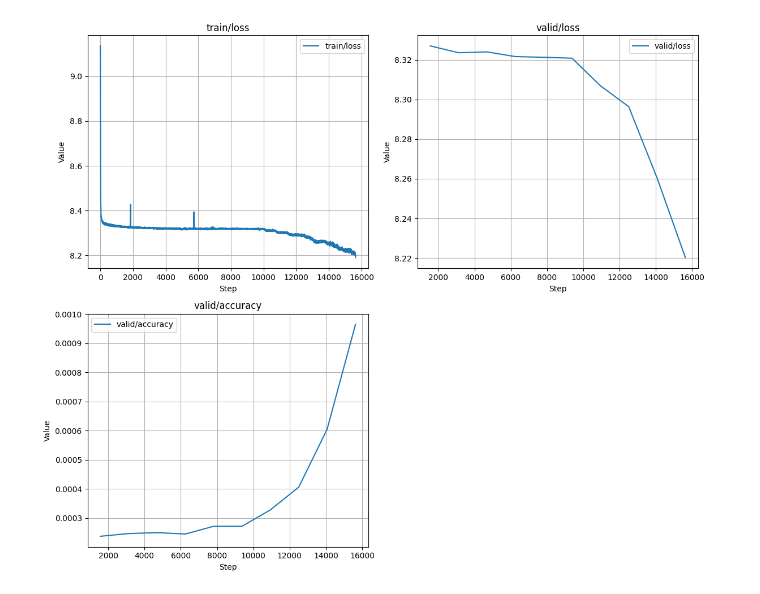
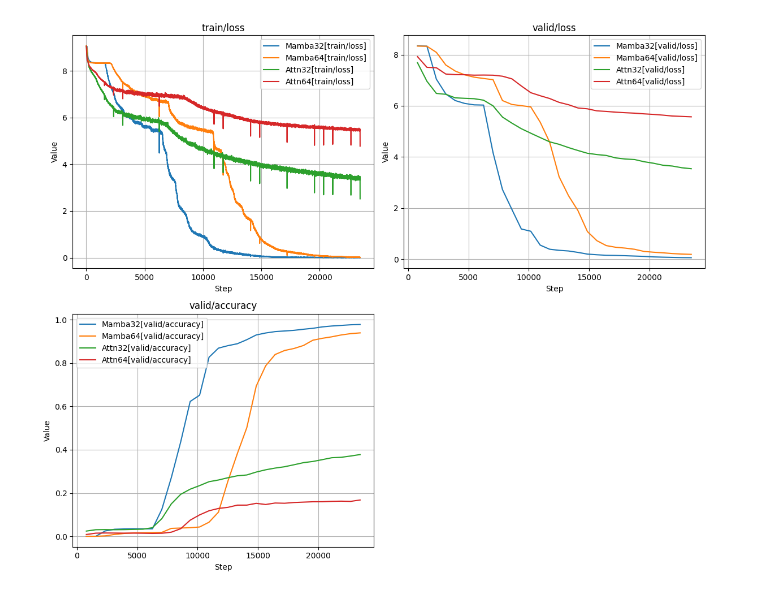
Before and after one commit to lpetrov02/S-FOURntastic, a Jupyter notebook: view_logs.ipynb, the cells around one changed output. Drawn from its saved outputs; the diff is of its cells as text; code cells hidden in the pictures.

```diff
--- a/view_logs.ipynb
+++ b/view_logs.ipynb
@@ -28,7 +5,13 @@ def plot_metrics(path):
 # %%
-def plot_metrics(path, keys=["train/loss"]):
-    ea = event_accumulator.EventAccumulator(path)
-    ea.Reload()
+def plot_metrics(paths, keys=["train/loss"]):
+    if not isinstance(paths, dict):
+        paths = {"0": paths}
+
+    eas = {}
+    for name, path in paths.items():
+        ea = event_accumulator.EventAccumulator(path)
+        ea.Reload()
+        eas[name] = ea
 
     n = len(keys)
     cols = 2
@@ -38,16 +21,17 @@ def plot_metrics(path, keys=["train/loss"]):
     axes = axes.flatten() if n > 1 else [axes]
 
     for i, key in enumerate(keys):
-        scalars = ea.Scalars(key)
-        steps = [x.step for x in scalars]
-        values = [x.value for x in scalars]
+        for name, ea in eas.items():
+            scalars = ea.Scalars(key)
+            steps = [x.step for x in scalars]
+            values = [x.value for x in scalars]
 
-        axes[i].plot(steps, values, label=key)
-        axes[i].set_xlabel('Step')
-        axes[i].set_ylabel('Value')
-        axes[i].set_title(key)
-        axes[i].legend()
-        axes[i].grid(True)
+            axes[i].plot(steps, values, label=f"{name}[{key}]")
+            axes[i].set_xlabel('Step')
+            axes[i].set_ylabel('Value')
+            axes[i].set_title(key)
+            axes[i].legend()
+            axes[i].grid(True)
 
     # Скрываем лишние ячейки, если ключей нечётное количество
     for j in range(i + 1, len(axes)):
@@ -57,8 +41,13 @@ def plot_metrics(path, keys=["train/loss"]):
     plt.show()
 # %%
 plot_metrics(
-    "/home/needpetrov/projects/zoology/runs/Mamba_4_layers__lr_0.0003__difficulty_64/default/events.out.tfevents.1777859200.butch.3361006.2",
+    {
+        "Mamba32": "/home/needpetrov/projects/zoology/runs/Mamba_2_layers__lr_0.0003__difficulty_32/default/events.out.tfevents.1777909991.butch.38525.0",
+        "Mamba64": "/home/needpetrov/projects/zoology/runs/Mamba_2_layers__lr_0.0003__difficulty_64/default/events.out.tfevents.1777915111.butch.65246.0",
+        "Attn32": "/home/needpetrov/projects/zoology/runs/MHA_h4_2_layers__lr_0.0003__difficulty_32/default/events.out.tfevents.1777915105.butch.65084.0",
+        "Attn64": "/home/needpetrov/projects/zoology/runs/MHA_h4_2_layers__lr_0.0003__difficulty_64/default/events.out.tfevents.1777909986.butch.38386.0",
+    },
     keys=["train/loss", "valid/loss", "valid/accuracy"],
 )
 # %% [output]
-[figure, old version]
+[figure, new version]
```
Also changed, not shown: parts of 1 cell of this notebook, 2 other files.
